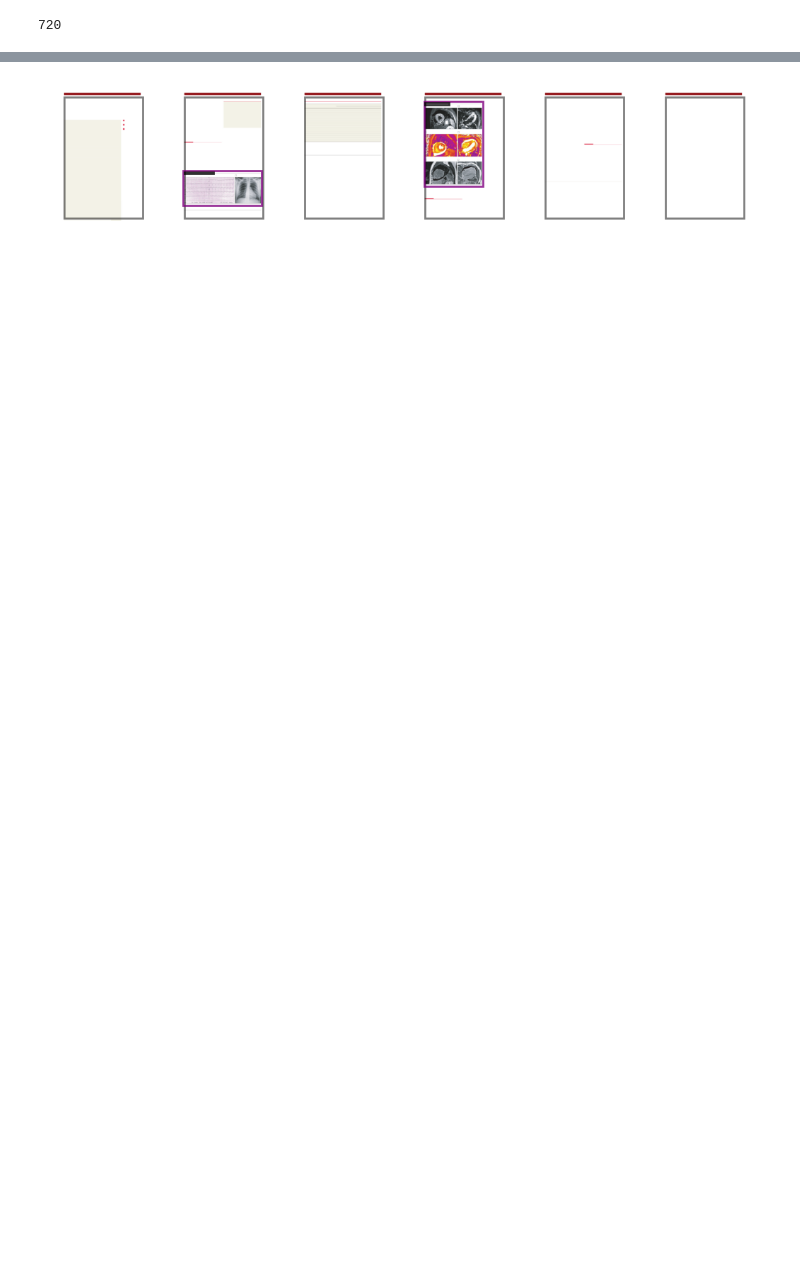
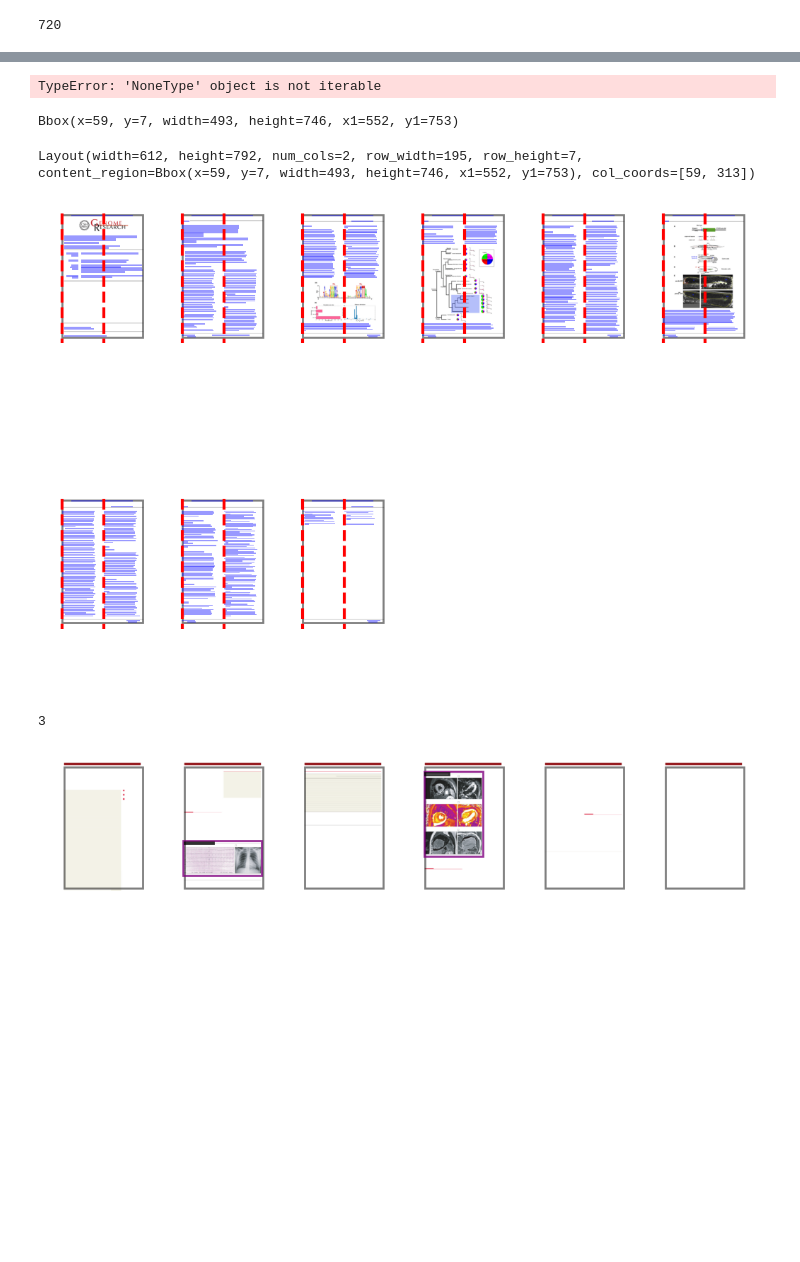
Before and after one commit to pengyuanli/PDFigCapX, a Jupyter notebook: pdfigcapx/src/extract.ipynb, the cells around one changed output, grey strips where cells are left out. Cells and saved outputs as stored; diff of their text form; code cells hidden in the pictures; blank space fills up the shorter version.

```diff
--- a/pdfigcapx/src/extract.ipynb
+++ b/pdfigcapx/src/extract.ipynb
@@ -142,6 +144,11 @@ from pathlib import Path
 from main import extract
 from PIL import Image
 # %%
-pdf_path = '../tests/data/pdf-1.pdf'
+from main import get_pages
+
+pdf_path = '/home/jtt/pdfs/sample_wormbase/pmid21854766.pdf'
 base_folder = '../tests/output/'
-pages, layout, xpdf_folder_path = extract(pdf_path, base_folder)
+# pages, layout, xpdf_folder_path = extract(pdf_path, base_folder)
+xpdf_folder_path = Path(base_folder)/'pmid21854766'/'xpdf_pmid21854766'
+
+pages = get_pages(xpdf_folder_path.resolve())
@@ -148,3 +158,54 @@ pages, layout, xpdf_folder_path = extract(pdf_path, base_folder)
+# %%
+from main import calc_row_size, find_content_region
+row_width, row_height = calc_row_size(pages)
+content_region = find_content_region(pages, pages[0].width)
+# %% [output]
+TypeError: 'NoneType' object is not iterable
+# %%
+content_region
+# %% [output]
+Bbox(x=59, y=7, width=493, height=746, x1=552, y1=753)
+# %%
+from main import calc_document_layout
+layout = calc_document_layout(pages)
+layout
+# %% [output]
+Layout(width=612, height=792, num_cols=2, row_width=195, row_height=7, content_region=Bbox(x=59, y=7, width=493, height=746, x1=552, y1=753), col_coords=[59, 313])
+# %%
+from draw import draw_content_region, draw_text_regions, draw_columns
+
+number_cols = 6
+number_rows = int(len(pages) / number_cols) + 1
+_, ax = plt.subplots(number_rows, number_cols, dpi=200)
+
+for idx, page in enumerate(pages):
+  col = idx % number_cols
+  row = int(idx / number_cols)
+
+  page_name = page.img_name
+  png_path = (Path(xpdf_folder_path) / page_name).resolve()
+  page_image = Image.open(png_path)
+  page_image = page_image.resize((page.width, page.height))
+
+  draw_content_region(ax[row][col], layout.content_region)
+  draw_text_regions(ax[row][col], page)
+  draw_columns(ax[row][col], layout)
+  ax[row][col].imshow(page_image)
+  ax[row][col].axis('off')
+
+for idx in range(len(pages), number_rows*number_cols):
+  col = idx % number_cols
+  row = int(idx / number_cols)
+  ax[row][col].axis('off')
+# %% [output]
+[figure, added]
+# %%
+import math
+page_width = pages[0].width  # TODO: change to mode width?
+number_cols = math.floor(page_width / row_width)
+number_cols
+# %% [output]
+3
 # %%
 from main import save
 
```
Also changed, not shown: parts of 2 cells of this notebook, 4 other files.
